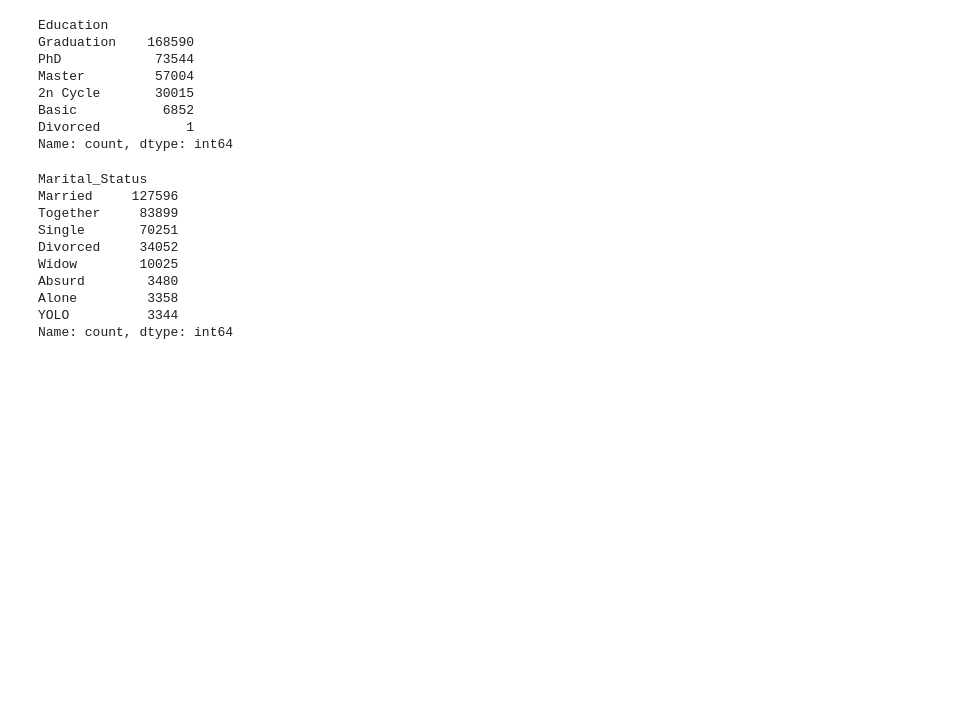
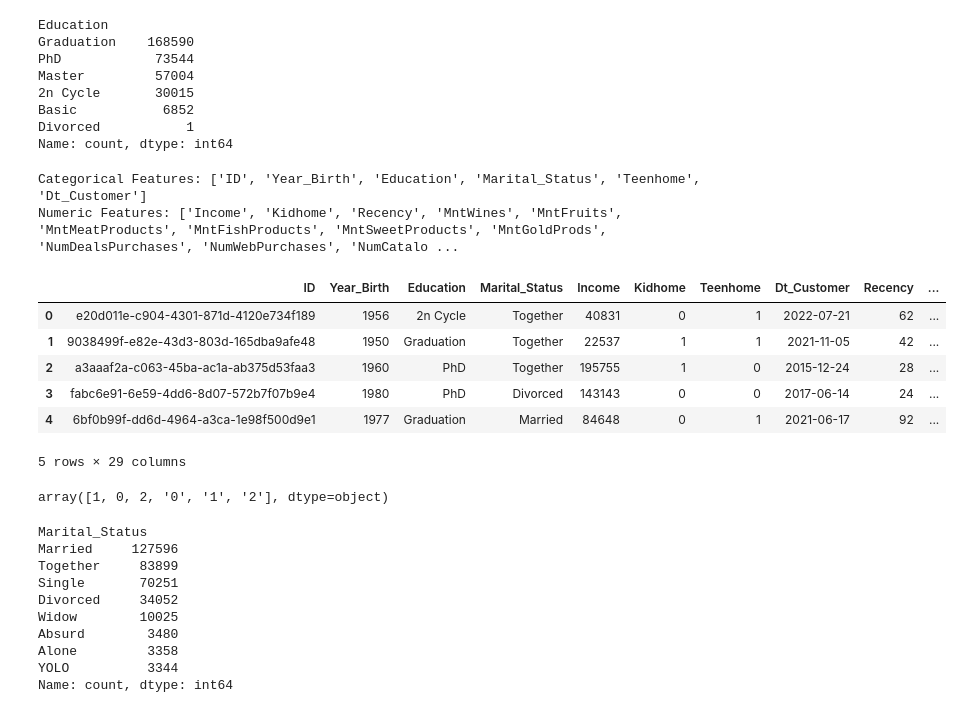
Before and after one commit to DaveD-BU/DX699-2025-spring-B2, a Jupyter notebook: OMDS-ModB2-Week2-Davis-David.ipynb, the cells around one changed output. Drawn from its saved outputs; the diff is of its cells as text; code cells hidden in the pictures; blank space fills up the shorter version.

```diff
--- a/OMDS-ModB2-Week2-Davis-David.ipynb
+++ b/OMDS-ModB2-Week2-Davis-David.ipynb
@@ -118,3 +151,23 @@ Name: count, dtype: int64
 # %%
 #Remove the row with the Education value Diivorced
 df_marketing = df_marketing[df_marketing['Education'] != 'Divorced']
+# %%
+categorical_features = df_marketing.select_dtypes(exclude=['number']).columns.tolist()
+numeric_features     = df_marketing.select_dtypes(include=['number']).columns.tolist()
+
+# Print results if you want
+print("Categorical Features:", categorical_features)
+print("Numeric Features:", numeric_features)
+# %% [output]
+Categorical Features: ['ID', 'Year_Birth', 'Education', 'Marital_Status', 'Teenhome', 'Dt_Customer']
+Numeric Features: ['Income', 'Kidhome', 'Recency', 'MntWines', 'MntFruits', 'MntMeatProducts', 'MntFishProducts', 'MntSweetProducts', 'MntGoldProds', 'NumDealsPurchases', 'NumWebPurchases', 'NumCatalo ...
+# %%
+df_marketing.head()
+# %% [output]
+|  | ID | Year_Birth | Education | Marital_Status | Income | Kidhome | Teenhome | Dt_Customer | Recency | ... |
+| 0 | e20d011e-c904-4301-871d-4120e734f189 | 1956 | 2n Cycle | Together | 40831 | 0 | 1 | 2022-07-21 | 62 | ... |
+| 1 | 9038499f-e82e-43d3-803d-165dba9afe48 | 1950 | Graduation | Together | 22537 | 1 | 1 | 2021-11-05 | 42 | ... |
+| 2 | a3aaaf2a-c063-45ba-ac1a-ab375d53faa3 | 1960 | PhD | Together | 195755 | 1 | 0 | 2015-12-24 | 28 | ... |
+| 3 | fabc6e91-6e59-4dd6-8d07-572b7f07b9e4 | 1980 | PhD | Divorced | 143143 | 0 | 0 | 2017-06-14 | 24 | ... |
+| 4 | 6bf0b99f-dd6d-4964-a3ca-1e98f500d9e1 | 1977 | Graduation | Married | 84648 | 0 | 1 | 2021-06-17 | 92 | ... |
+5 rows × 29 columns
@@ -120,0 +177,5 @@ df_marketing = df_marketing[df_marketing['Education'] != 'Divorced']
+# %%
+#display the unique values of the column teenhome
+df_marketing['Teenhome'].unique()
+# %% [output]
+array([1, 0, 2, '0', '1', '2'], dtype=object)
```
Also changed, not shown: parts of 10 cells of this notebook, 1 other file.
